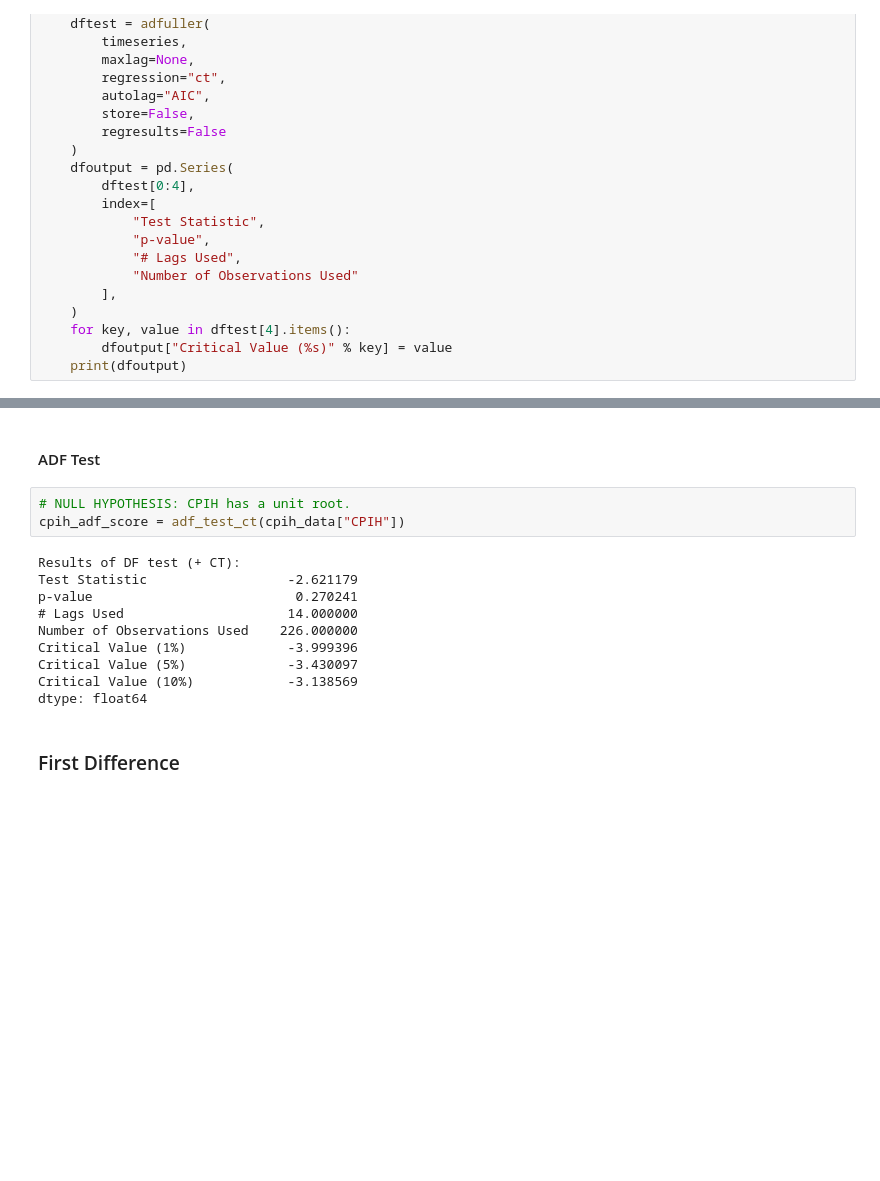
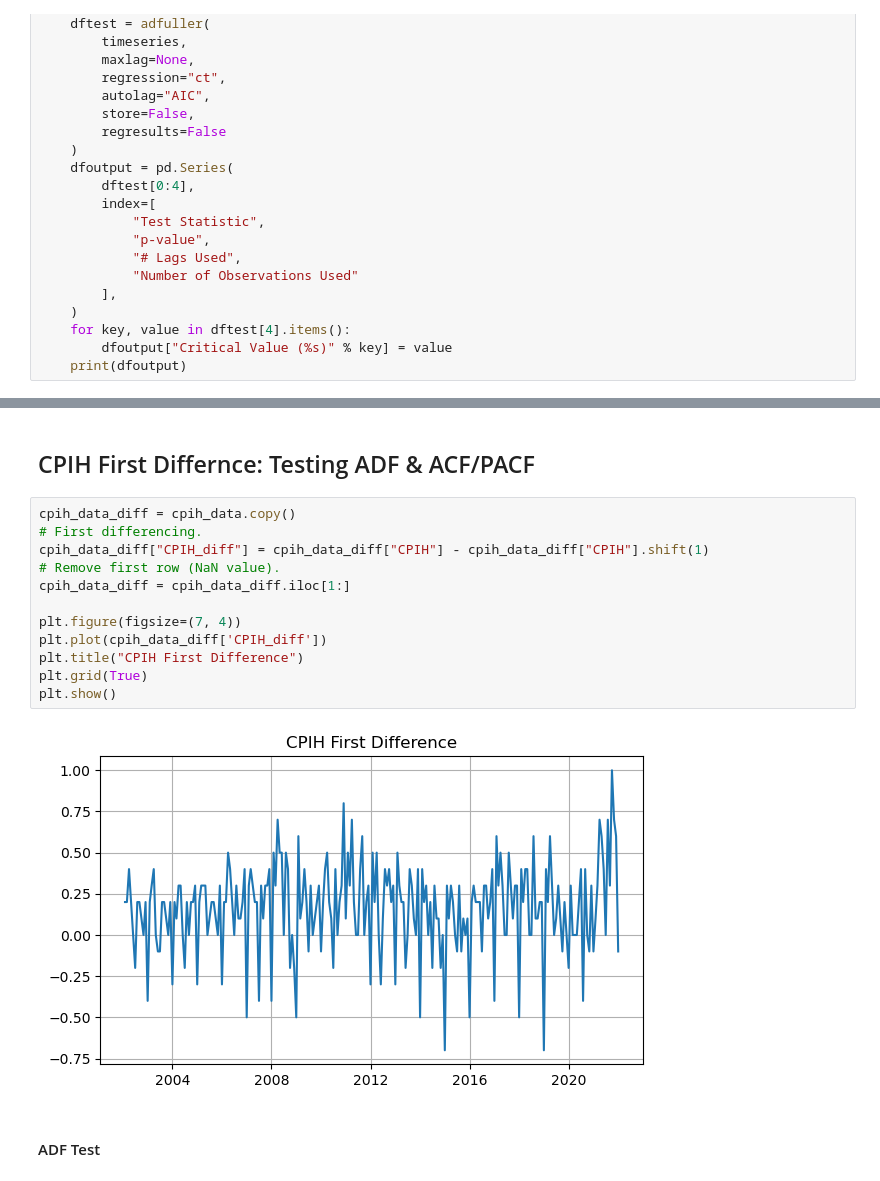
Before and after one commit to ja-newman/cpih_time_series_analysis, a Jupyter notebook: cpih_analysis.ipynb, the cells around one changed output, grey strips where cells are left out. Drawn from its saved outputs; the diff is of its cells as text; blank space fills up the shorter version.

```diff
--- a/cpih_analysis.ipynb
+++ b/cpih_analysis.ipynb
@@ -78,17 +101,18 @@ def adf_test_ct(timeseries):
+# %% [markdown]
+## CPIH First Differnce: Testing ADF & ACF/PACF
+# %%
+cpih_data_diff = cpih_data.copy()
+# First differencing.
+cpih_data_diff["CPIH_diff"] = cpih_data_diff["CPIH"] - cpih_data_diff["CPIH"].shift(1)
+# Remove first row (NaN value).
+cpih_data_diff = cpih_data_diff.iloc[1:]
+
+plt.figure(figsize=(7, 4))
+plt.plot(cpih_data_diff['CPIH_diff'])
+plt.title("CPIH First Difference")
+plt.grid(True)
+plt.show()
+# %% [output]
+[figure, added]
 # %% [markdown]
 #### ADF Test
-# %%
-# NULL HYPOTHESIS: CPIH has a unit root.
-cpih_adf_score = adf_test_ct(cpih_data["CPIH"])
-# %% [output]
-Results of DF test (+ CT):
-Test Statistic                  -2.621179
-p-value                          0.270241
-# Lags Used                     14.000000
-Number of Observations Used    226.000000
-Critical Value (1%)             -3.999396
-Critical Value (5%)             -3.430097
-Critical Value (10%)            -3.138569
-dtype: float64
-# %% [markdown]
-### First Difference
```
Also changed, not shown: parts of 17 cells of this notebook.
